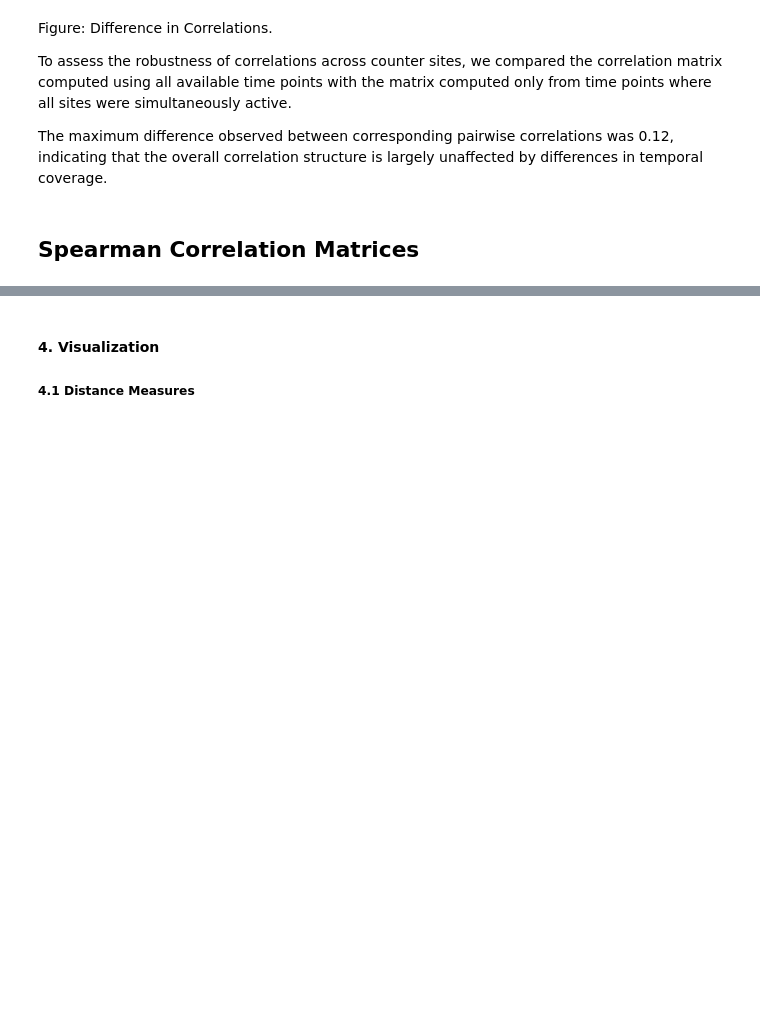
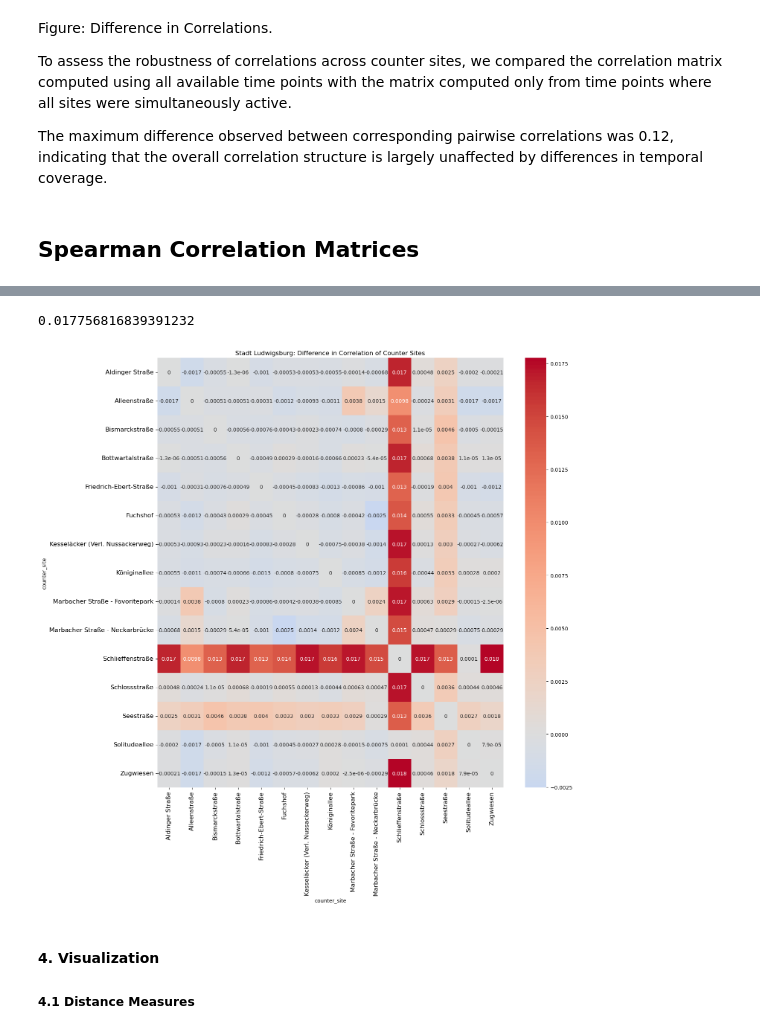
Before and after one commit to cleesee/fahrradzaehler, a Jupyter notebook: notebooks/distcorr_updated.ipynb, the cells around one changed output, grey strips where cells are left out. Saved outputs shown, nothing was run; the diff lists cells and outputs as text; code cells hidden in the pictures; blank space fills up the shorter version.

```diff
--- a/notebooks/distcorr_updated.ipynb
+++ b/notebooks/distcorr_updated.ipynb
@@ -408,3 +450,17 @@ The maximum difference observed between corresponding pairwise correlations was
+# %%
+# 3.8 difference between the two correlation matrices
+corr_diff_spearman = corr_matrix1_spearman - corr_matrix_spearman
+print(abs(corr_diff_spearman).max().max())
+
+plt.figure(figsize=(15, 15))
+sns.heatmap(corr_diff_spearman, annot=True, cmap='coolwarm', center=0)
+plt.title(f"{title_domain}: Difference in Correlation of Counter Sites")
+plt.xticks(fontsize=12)
+plt.yticks(fontsize=12)
+plt.show()
+# %% [output]
+0.017756816839391232
+[figure, added]
 # %% [markdown]
 #### 4. Visualization
 
```
Also changed, not shown: parts of 7 cells of this notebook.
